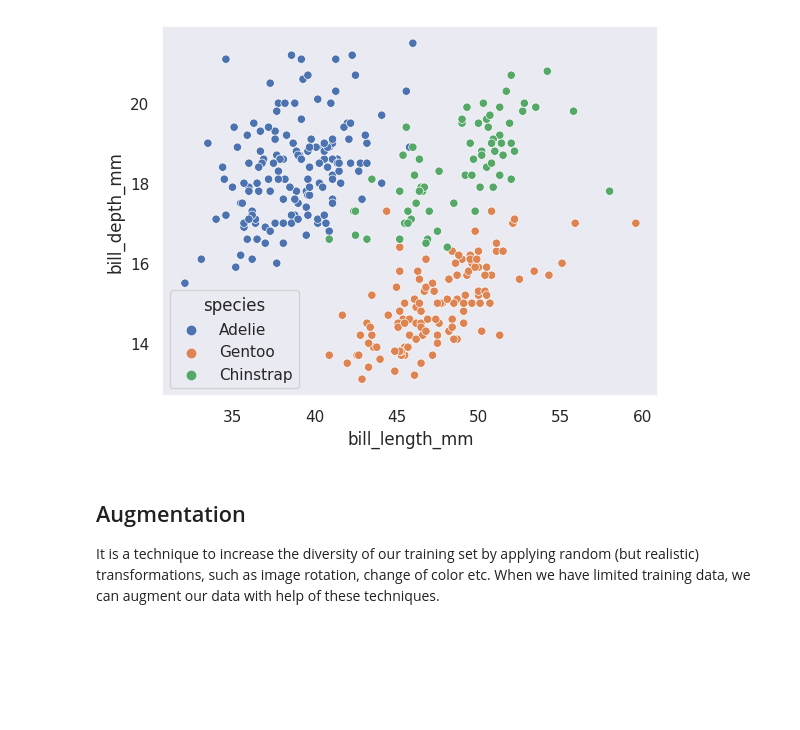
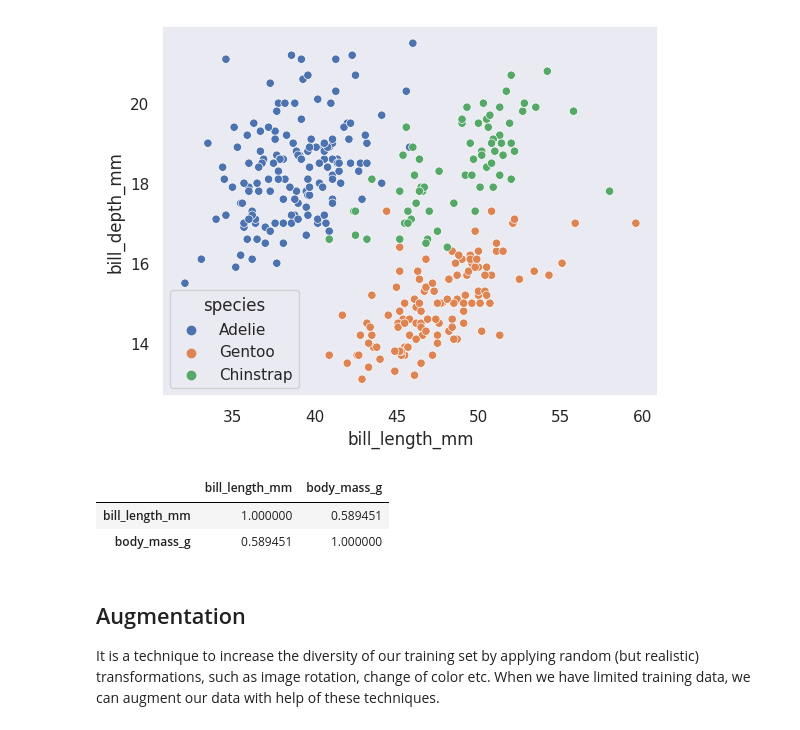
Before and after one commit to ilekhika/SHRISHTI-23, a Jupyter notebook: shrishti23_grp1_lekhika_dadhich_fmml_Tut2.ipynb, the cells around one changed output. Saved outputs shown, nothing was run; the diff lists cells and outputs as text; code cells hidden in the pictures; blank space fills up the shorter version.

```diff
--- a/shrishti23_grp1_lekhika_dadhich_fmml_Tut2.ipynb
+++ b/shrishti23_grp1_lekhika_dadhich_fmml_Tut2.ipynb
@@ -376,6 +376,15 @@ sns.scatterplot(x=df1.bill_length_mm,y=df1.bill_depth_mm,hue=df1.species)
 # %% [output]
 <Axes: xlabel='bill_length_mm', ylabel='bill_depth_mm'>
 [figure]
+# %%
+#Correlation between body mass and culmen characteristics
+df2 = df1[['bill_length_mm','body_mass_g']]
+df2_corr = df2.corr(method='pearson')
+df2_corr
+# %% [output]
+|  | bill_length_mm | body_mass_g |
+| bill_length_mm | 1.000000 | 0.589451 |
+| body_mass_g | 0.589451 | 1.000000 |
 # %% [markdown]
 ## Augmentation
 It is a technique to increase the diversity of our training set by applying random (but realistic) transformations, such as image rotation, change of color etc. When we have limited training data, we can augment our data with help of these techniques.
```
